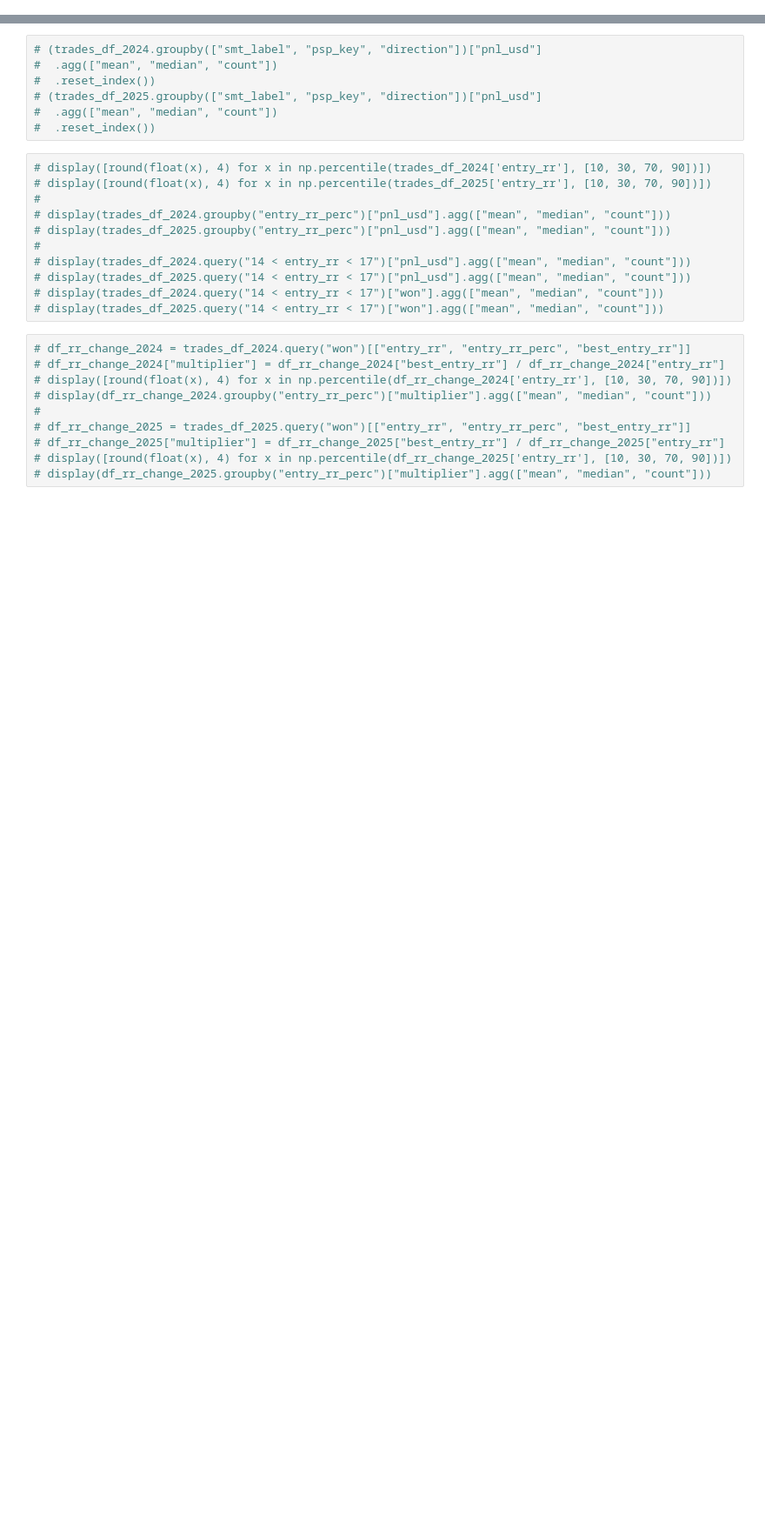
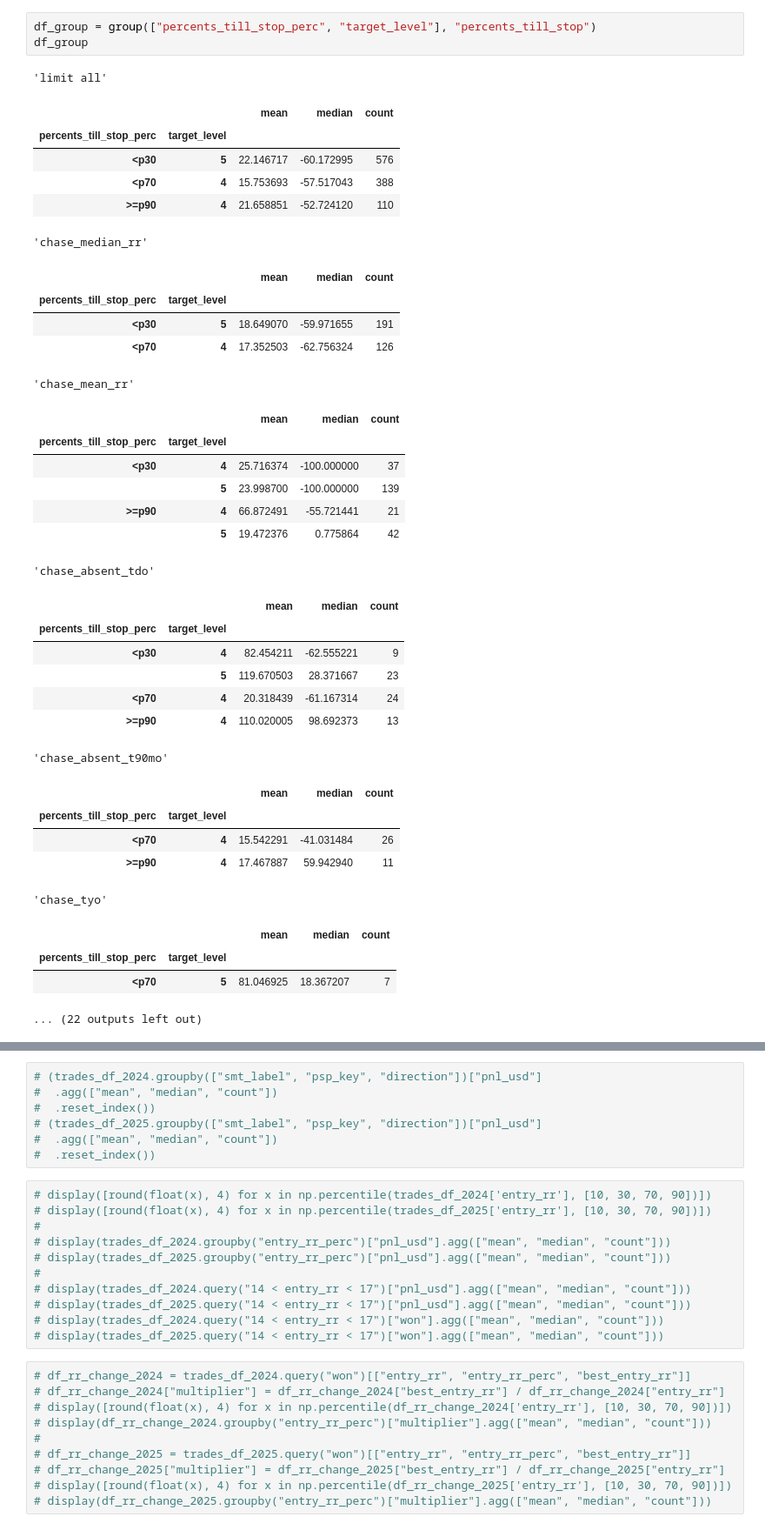
Before and after one commit to vlamitin/backtester, a Jupyter notebook: strategies_analyzer.ipynb, the cells around one changed output, grey strips where cells are left out. Shown at 87% size. Cells and saved outputs as stored; diff of their text form; blank space fills up the shorter version.

```diff
--- a/strategies_analyzer.ipynb
+++ b/strategies_analyzer.ipynb
@@ -241 +306,40 @@ df_wr
+# %%
+df_group = group(["percents_till_stop_perc", "target_level"], "percents_till_stop")
+df_group
+# %% [output]
+'limit all'
+|  |  | mean | median | count |
+| percents_till_stop_perc | target_level |  |  |  |
+| <p30 | 5 | 22.146717 | -60.172995 | 576 |
+| <p70 | 4 | 15.753693 | -57.517043 | 388 |
+| >=p90 | 4 | 21.658851 | -52.724120 | 110 |
+'chase_median_rr'
+|  |  | mean | median | count |
+| percents_till_stop_perc | target_level |  |  |  |
+| <p30 | 5 | 18.649070 | -59.971655 | 191 |
+| <p70 | 4 | 17.352503 | -62.756324 | 126 |
+'chase_mean_rr'
+|  |  | mean | median | count |
+| percents_till_stop_perc | target_level |  |  |  |
+| <p30 | 4 | 25.716374 | -100.000000 | 37 |
+|  | 5 | 23.998700 | -100.000000 | 139 |
+| >=p90 | 4 | 66.872491 | -55.721441 | 21 |
+|  | 5 | 19.472376 | 0.775864 | 42 |
+'chase_absent_tdo'
+|  |  | mean | median | count |
+| percents_till_stop_perc | target_level |  |  |  |
+| <p30 | 4 | 82.454211 | -62.555221 | 9 |
+|  | 5 | 119.670503 | 28.371667 | 23 |
+| <p70 | 4 | 20.318439 | -61.167314 | 24 |
+| >=p90 | 4 | 110.020005 | 98.692373 | 13 |
+'chase_absent_t90mo'
+|  |  | mean | median | count |
+| percents_till_stop_perc | target_level |  |  |  |
+| <p70 | 4 | 15.542291 | -41.031484 | 26 |
+| >=p90 | 4 | 17.467887 | 59.942940 | 11 |
+'chase_tyo'
+|  |  | mean | median | count |
+| percents_till_stop_perc | target_level |  |  |  |
+| <p70 | 5 | 81.046925 | 18.367207 | 7 |
+... (22 outputs left out)
 # %%
```
Also changed, not shown: parts of 7 cells of this notebook, 1 other file.
